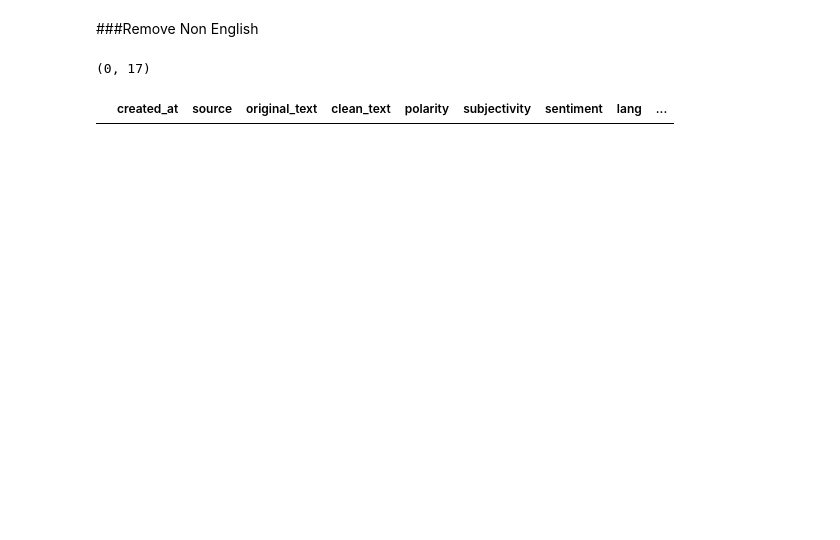
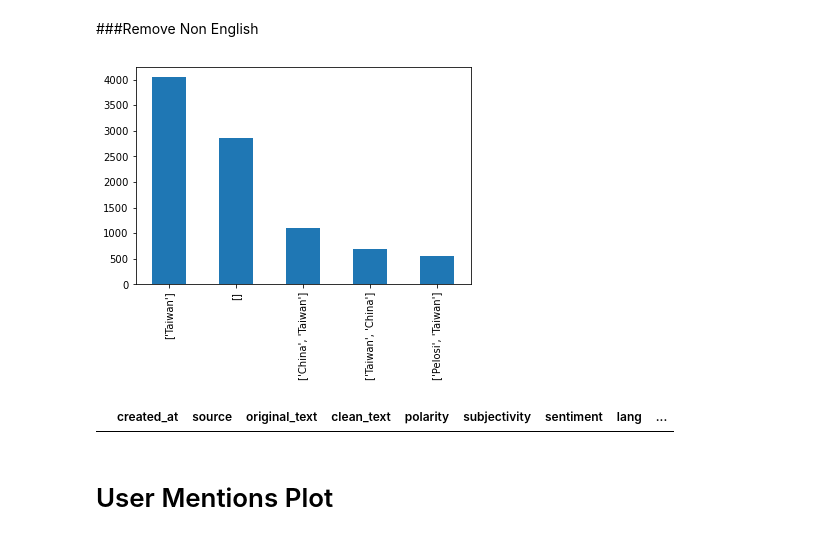
Before and after one commit to Meserat/Twitter-Data-Analysis, a Jupyter notebook: Data exploration and pre-processing.ipynb, the cells around one changed output. Saved outputs shown, nothing was run; the diff lists cells and outputs as text; code cells hidden in the pictures; blank space fills up the shorter version.

```diff
--- a/Data exploration and pre-processing.ipynb
+++ b/Data exploration and pre-processing.ipynb
@@ -194,0 +188,10 @@ tweets_df.shape
+# %%
+hashtags =[]
+for hashtag_list in tweets_df['hashtags']:
+    hashtag_list = hashtag_list.split("___")
+    for hashtag in hashtag_list:
+        if hashtag != " " and hashtag != "":
+            hashtags.append(hashtag)
+hashtag_df = pd.DataFrame(hashtags, columns=['hashtags'])
+# hashtag_df.head()
+hashtag_df['hashtags'].value_counts()
@@ -195,11 +211,12 @@ tweets_df.shape
 # %% [markdown]
 ###Remove Non English
-# %%
-tweets_df = clean_tweets.remove_non_english_tweets(tweets_df)
-tweets_df.shape
-# %% [output]
-(0, 17)
+# %%
+hashtag_df['hashtags'].value_counts().head().plot(kind="bar");
+# %% [output]
+[figure, added]
 # %%
 tweets_df.head()
 # %% [output]
 |  | created_at | source | original_text | clean_text | polarity | subjectivity | sentiment | lang | ... |
+# %% [markdown]
+# User Mentions Plot
```
Also changed, not shown: parts of 18 cells of this notebook, 1 other file.
